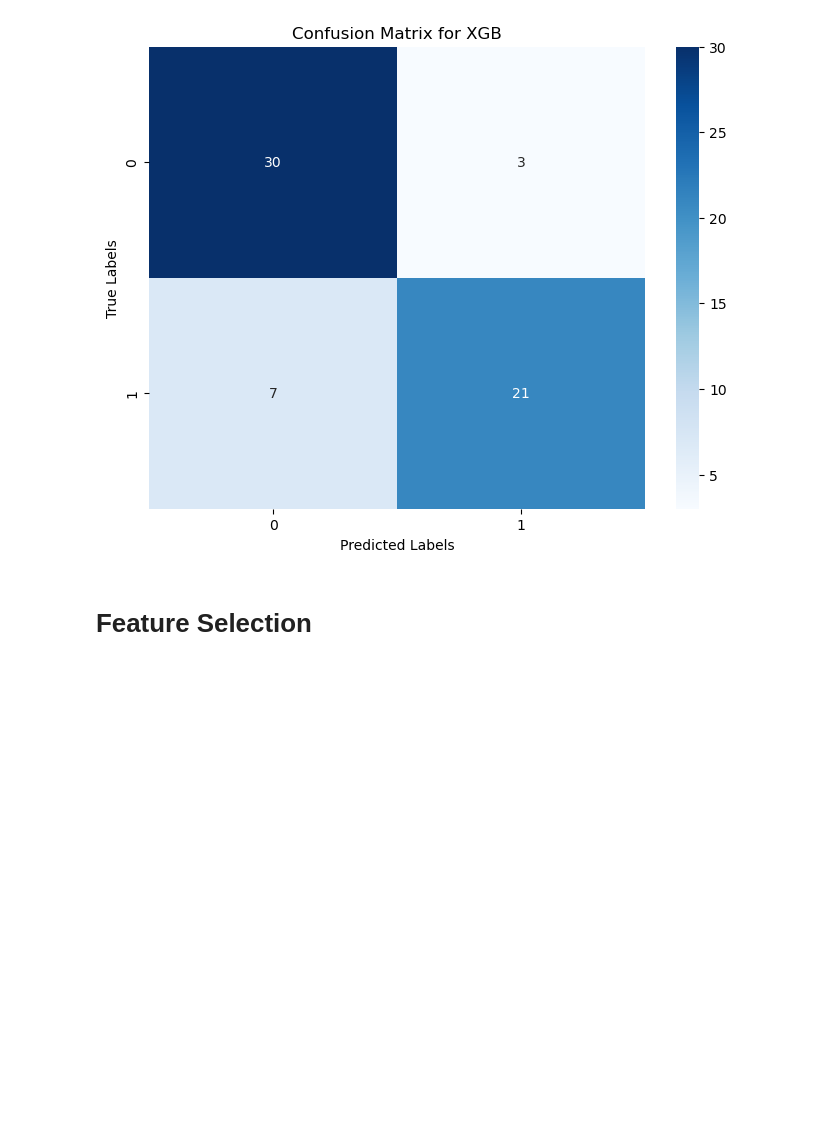
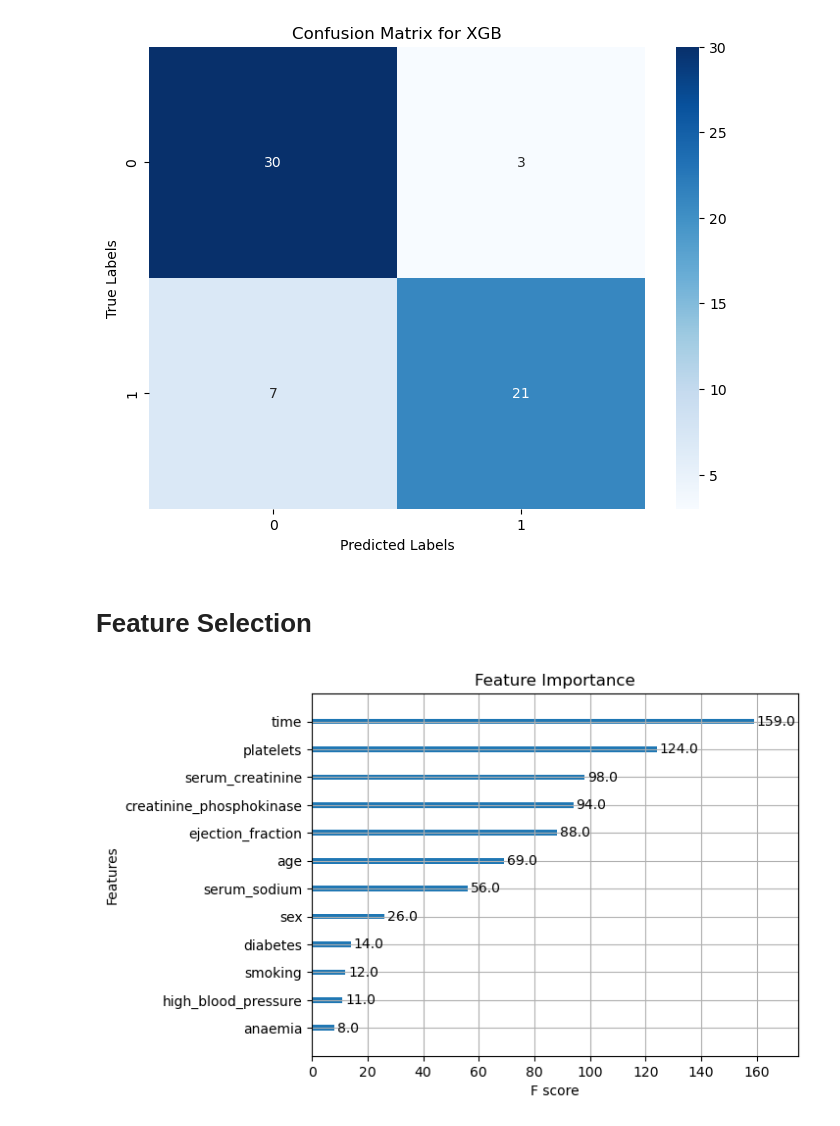
Before and after one commit to MaukanMir/Survival-Patient-Heart-Failure-Classification, a Jupyter notebook: training.ipynb, the cells around one changed output. Drawn from its saved outputs; the diff is of its cells as text; code cells hidden in the pictures; blank space fills up the shorter version.

```diff
--- a/training.ipynb
+++ b/training.ipynb
@@ -747,3 +747,16 @@ weighted avg       0.84      0.84      0.83        61
 [figure]
 # %% [markdown]
 # Feature Selection
+# %%
+import xgboost as xgb
+
+model = xgb.XGBClassifier()
+model.fit(X_bl, y_bl)
+
+importances = model.feature_importances_
+
+xgb.plot_importance(model)
+plt.title('Feature Importance')
+plt.show()
+# %% [output]
+[figure, added]
```
